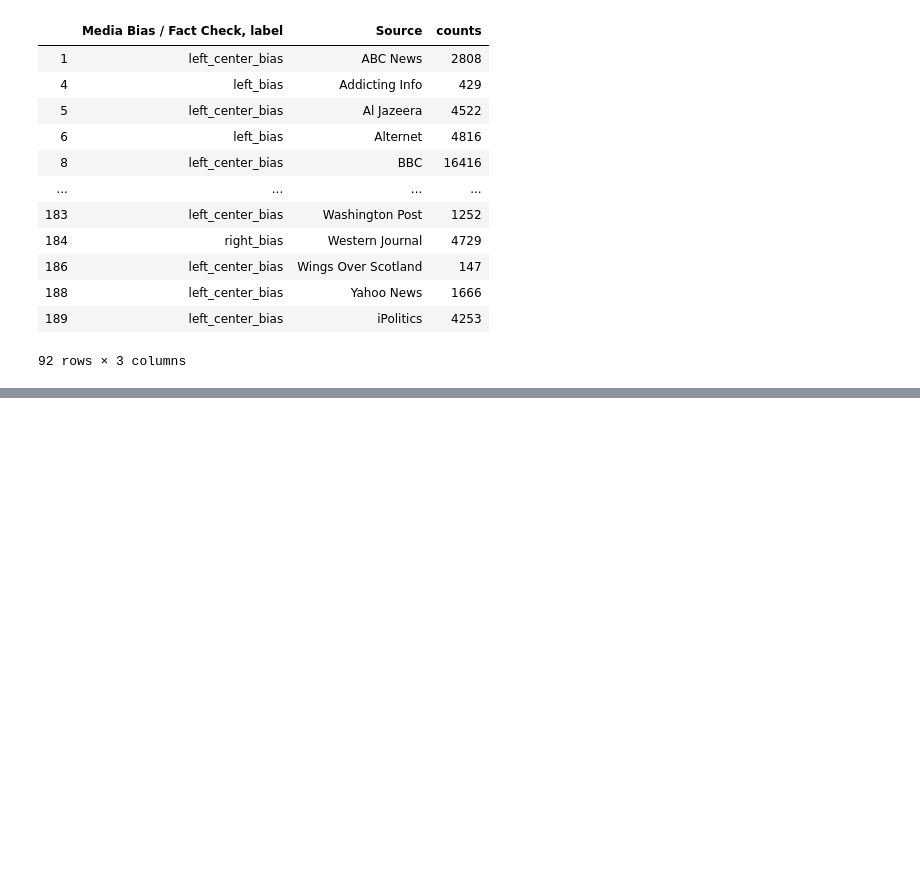
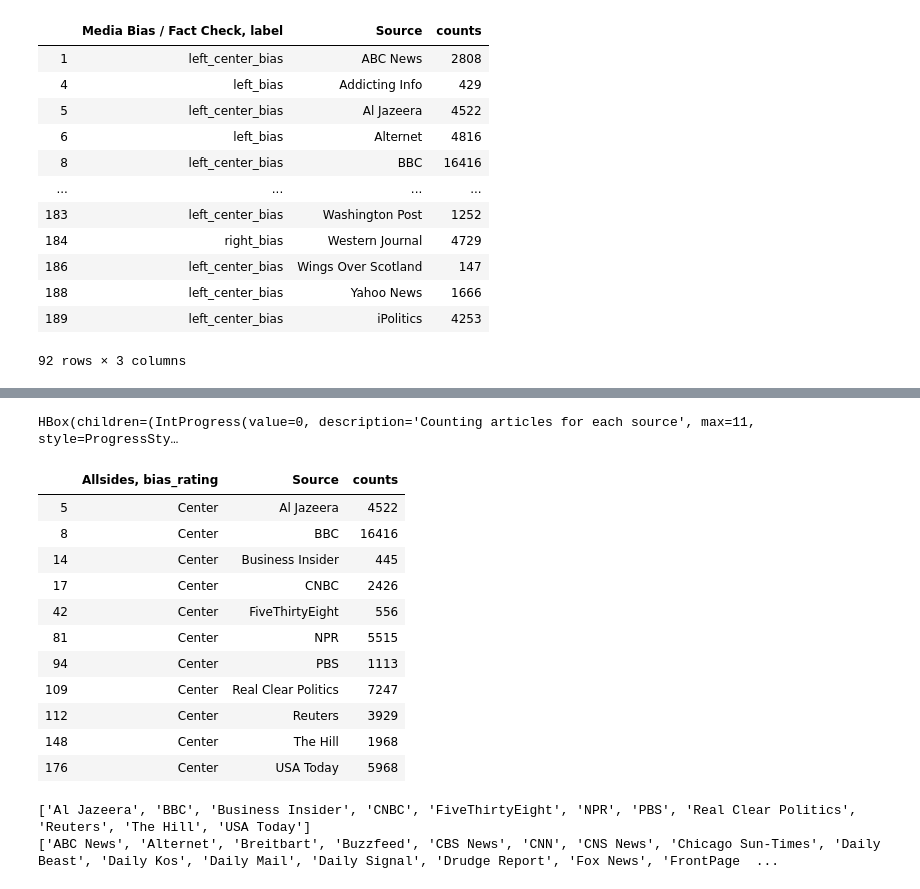
Before and after one commit to WarmCyan/news-bias-research, a Jupyter notebook: notebooks/2_NELASourceAggregation.ipynb, the cells around one changed output, grey strips where cells are left out. Saved outputs shown, nothing was run; the diff lists cells and outputs as text; code cells hidden in the pictures; blank space fills up the shorter version.

```diff
--- a/notebooks/2_NELASourceAggregation.ipynb
+++ b/notebooks/2_NELASourceAggregation.ipynb
@@ -357,0 +414,25 @@ mbfc_biased
+# %%
+as_unbiased = add_counts_to_df(labels_df[
+    labels_df[as_lbl] == "Center"
+][[as_lbl, "Source"]])
+as_unbiased
+# %% [output]
+HBox(children=(IntProgress(value=0, description='Counting articles for each source', max=11, style=ProgressSty…
+|  | Allsides, bias_rating | Source | counts |
+| 5 | Center | Al Jazeera | 4522 |
+| 8 | Center | BBC | 16416 |
+| 14 | Center | Business Insider | 445 |
+| 17 | Center | CNBC | 2426 |
+| 42 | Center | FiveThirtyEight | 556 |
+| 81 | Center | NPR | 5515 |
+| 94 | Center | PBS | 1113 |
+| 109 | Center | Real Clear Politics | 7247 |
+| 112 | Center | Reuters | 3929 |
+| 148 | Center | The Hill | 1968 |
+| 176 | Center | USA Today | 5968 |
+# %%
+print(list(as_unbiased.Source))
+print(list(as_biased.Source))
+# %% [output]
+['Al Jazeera', 'BBC', 'Business Insider', 'CNBC', 'FiveThirtyEight', 'NPR', 'PBS', 'Real Clear Politics', 'Reuters', 'The Hill', 'USA Today']
+['ABC News', 'Alternet', 'Breitbart', 'Buzzfeed', 'CBS News', 'CNN', 'CNS News', 'Chicago Sun-Times', 'Daily Beast', 'Daily Kos', 'Daily Mail', 'Daily Signal', 'Drudge Report', 'Fox News', 'FrontPage  ...
```
Also changed, not shown: parts of 7 cells of this notebook, 1 other file.
